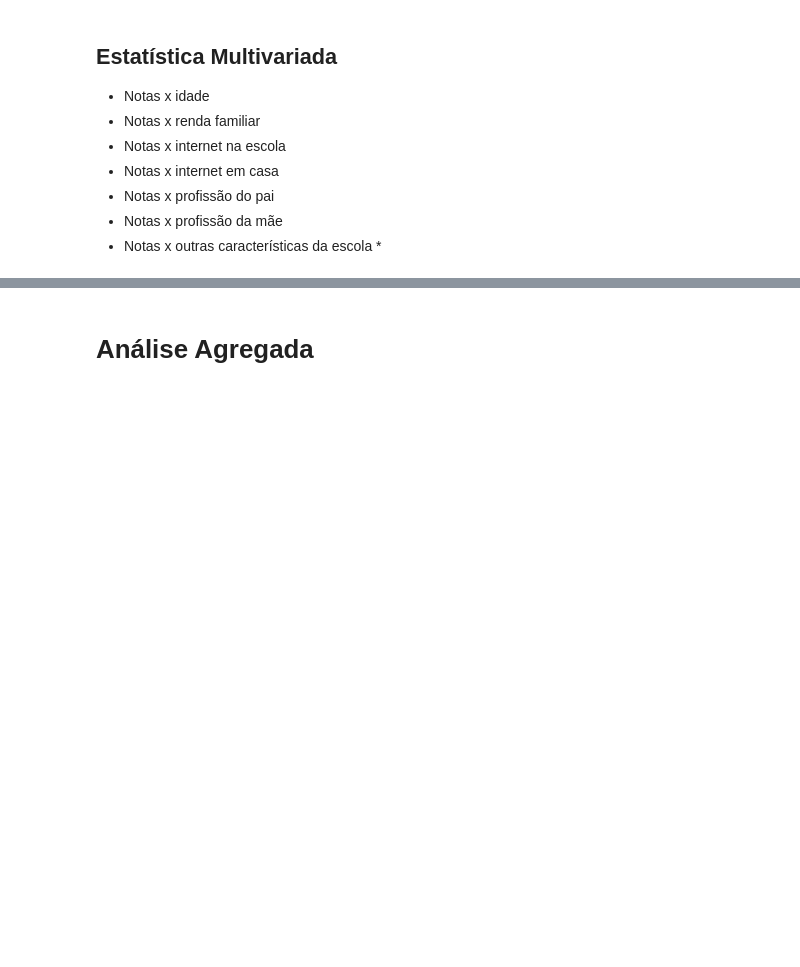
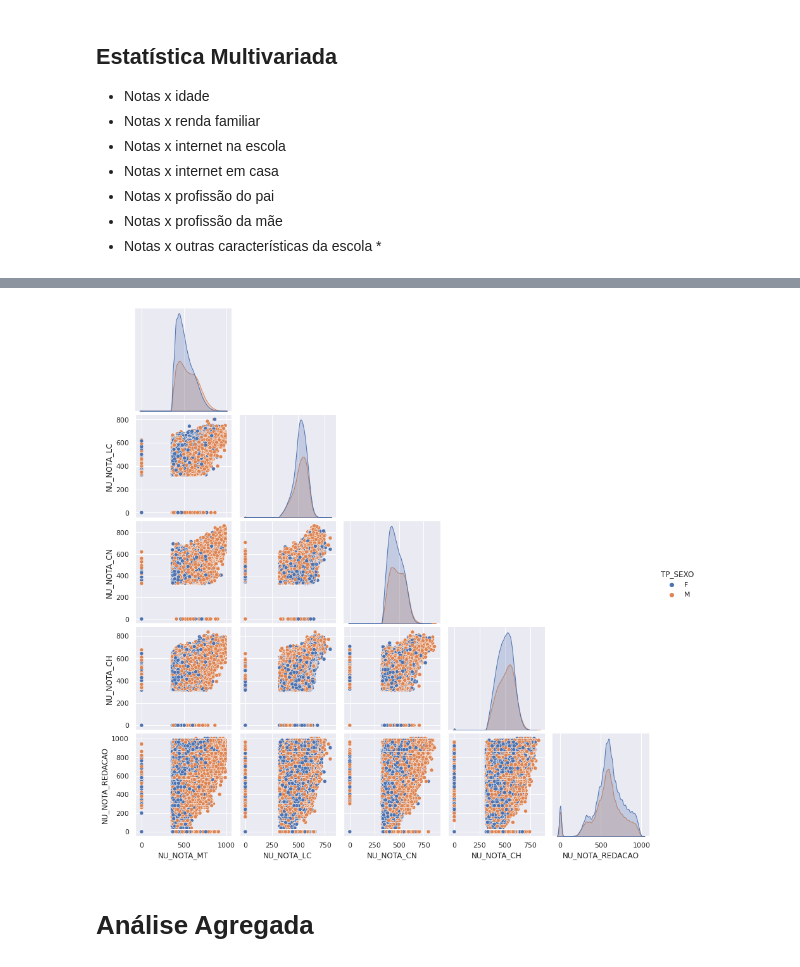
Before and after one commit to JV-Nunes/Relatorio-Conectividade, a Jupyter notebook: Analise/EDA/Enem.ipynb, the cells around one changed output, grey strips where cells are left out. Drawn from its saved outputs; the diff is of its cells as text; code cells hidden in the pictures; blank space fills up the shorter version.

```diff
--- a/Analise/EDA/Enem.ipynb
+++ b/Analise/EDA/Enem.ipynb
@@ -172,2 +229,6 @@ enem19.head()
+# %%
+sns.pairplot(enem19, vars=['NU_NOTA_MT', 'NU_NOTA_LC', 'NU_NOTA_CN', 'NU_NOTA_CH', 'NU_NOTA_REDACAO'], corner=True, hue='TP_SEXO');
+# %% [output]
+[figure, added]
 # %% [markdown]
 # Análise Agregada
```
Also changed, not shown: parts of 12 cells of this notebook.
